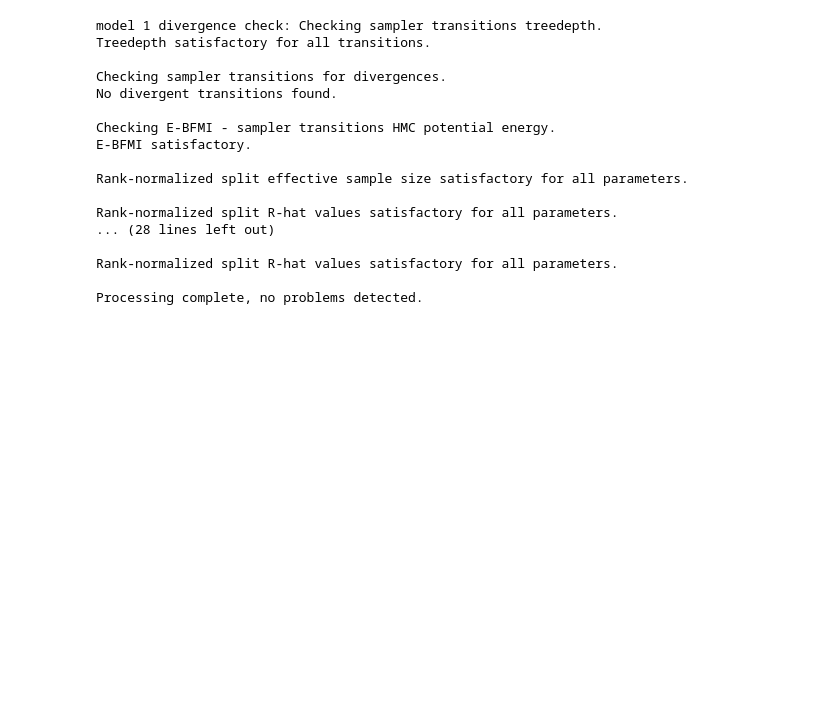
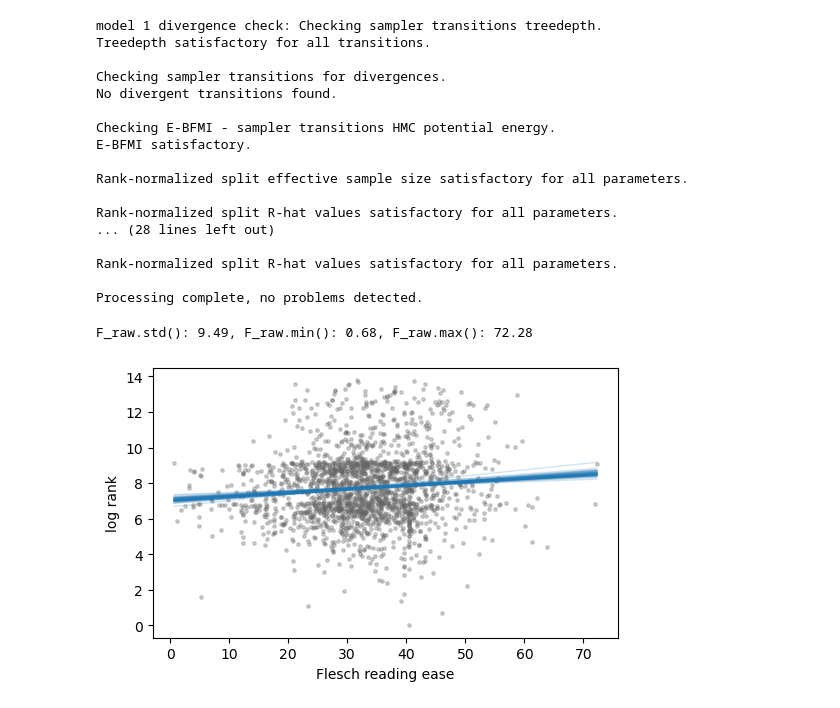
Before and after one commit to marobinette/bayesian_statistics, a Jupyter notebook: portfolio/3/portfolio.ipynb, the cells around one changed output. Cells and saved outputs as stored; diff of their text form; code cells hidden in the pictures; blank space fills up the shorter version.

```diff
--- a/portfolio/3/portfolio.ipynb
+++ b/portfolio/3/portfolio.ipynb
@@ -438,4 +450,25 @@ Rank-normalized split R-hat values satisfactory for all parameters.
 Rank-normalized split R-hat values satisfactory for all parameters.
 
 Processing complete, no problems detected.
+# %%
+F_raw = sites['F'].to_numpy()
+R_raw = sites['R'].to_numpy()
+
+draws = real_fit3.stan_variable("beta")          # columns: intercept, slope on centered F/10
+x = np.linspace(F_raw.min(), F_raw.max(), 50)
+x_c = x / 10 - (F_raw / 10).mean()               # same centering as the fit
+
+fig, ax = plt.subplots(figsize=(6, 3.5))
+ax.scatter(F_raw, R_raw, s=6, alpha=0.3, color="0.4")
+for a, b in draws[:50]:
+    ax.plot(x, a + b * x_c, color="C0", alpha=0.2, lw=1)
+ax.set_xlabel("Flesch reading ease")
+ax.set_ylabel("log rank")
+plt.savefig("figures/rank_flesch.png", bbox_inches="tight", dpi=300)
+
+# print(draws.mean(axis=0), draws.std(axis=0), draws.max(axis=0), draws.min(axis=0), np.quantile(draws, [0.05, 0.95], axis=0))
+print(f"F_raw.std(): {F_raw.std():.2f}, F_raw.min(): {F_raw.min():.2f}, F_raw.max(): {F_raw.max():.2f}")
+# %% [output]
+F_raw.std(): 9.49, F_raw.min(): 0.68, F_raw.max(): 72.28
+[figure, added]
 # %%
```
Also changed, not shown: parts of 9 cells of this notebook, 13 other files.
